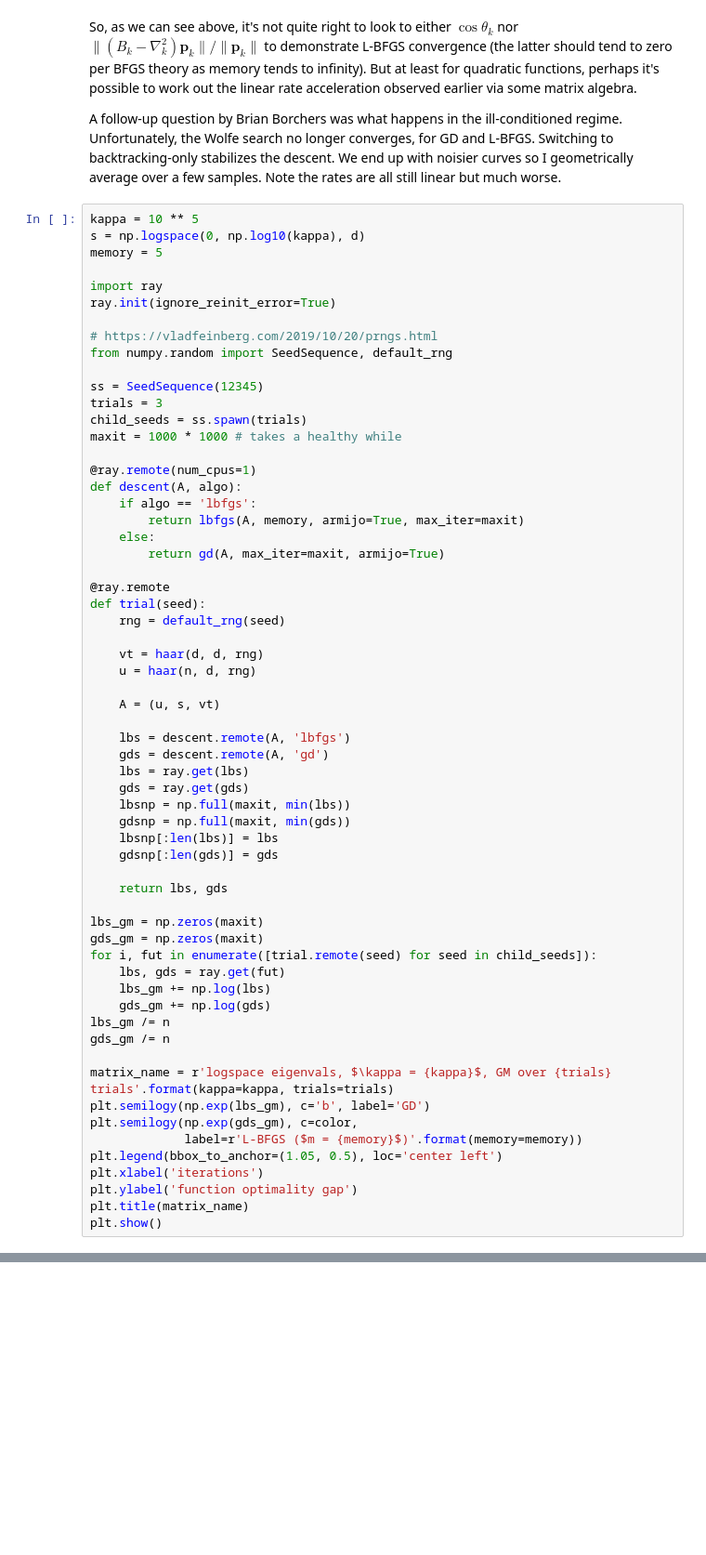
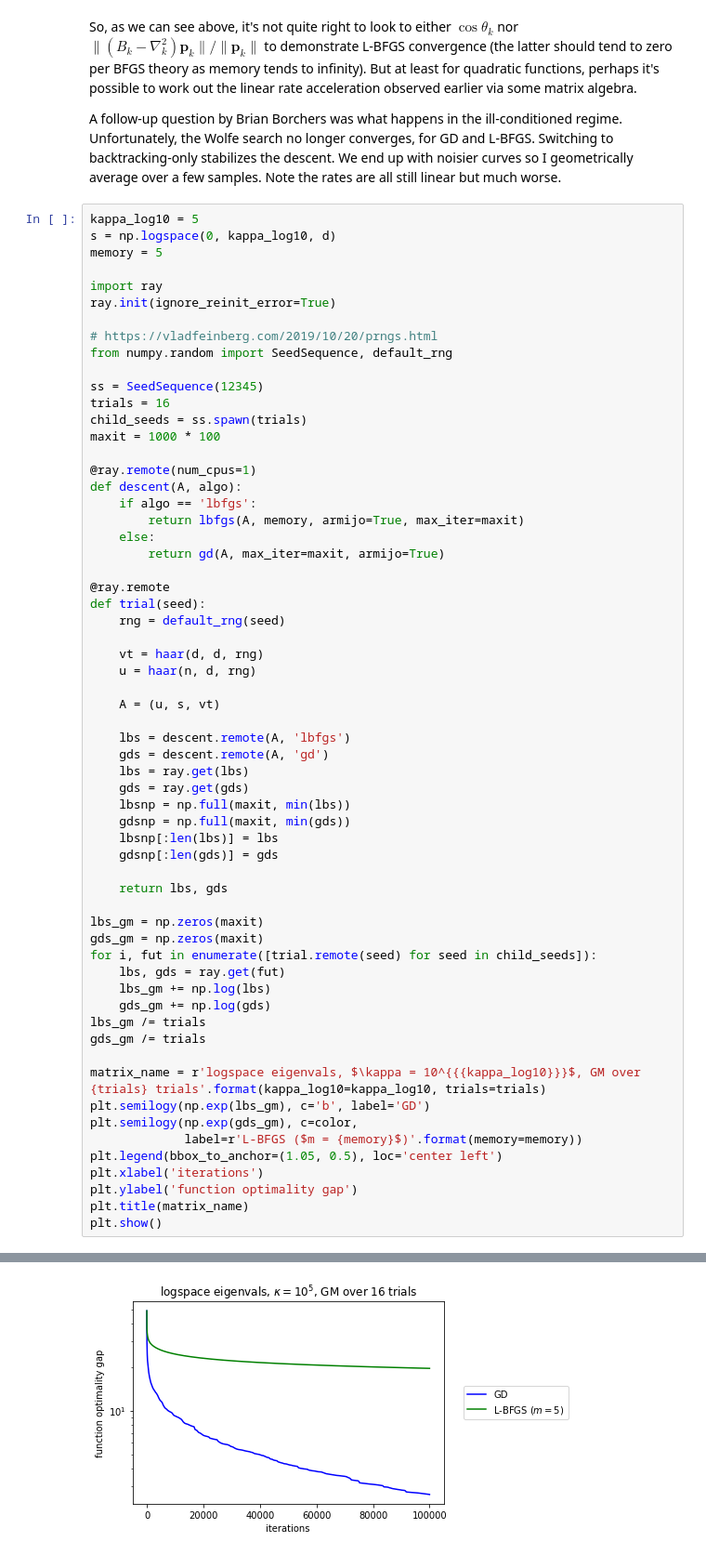
Before and after one commit to vlad17/vlad17.github.io, a Jupyter notebook: assets/2020-11-01-lbfgs-vs-gd.ipynb, the cells around one changed output, grey strips where cells are left out. Shown: that part at 93% size. Saved outputs shown, nothing was run; the diff lists cells and outputs as text; blank space fills up the shorter version.

```diff
--- a/assets/2020-11-01-lbfgs-vs-gd.ipynb
+++ b/assets/2020-11-01-lbfgs-vs-gd.ipynb
@@ -367,8 +367,8 @@ So, as we can see above, it's not quite right to look to either $\cos\theta_k$ n
 
 A follow-up question by Brian Borchers was what happens in the ill-conditioned regime. Unfortunately, the Wolfe search no longer converges, for GD and L-BFGS. Switching to backtracking-only stabilizes the descent. We end up with noisier curves so I geometrically average over a few samples. Note the rates are all still linear but much worse.
 # %%
-kappa = 10 ** 5
-s = np.logspace(0, np.log10(kappa), d)
+kappa_log10 = 5
+s = np.logspace(0, kappa_log10, d)
 memory = 5
 
 import ray
@@ -378,9 +378,9 @@ ray.init(ignore_reinit_error=True)
 from numpy.random import SeedSequence, default_rng
 
 ss = SeedSequence(12345)
-trials = 3
+trials = 16
 child_seeds = ss.spawn(trials)
-maxit = 1000 * 1000 # takes a healthy while
+maxit = 1000 * 100
 
 @ray.remote(num_cpus=1)
 def descent(A, algo):
@@ -415,10 +415,10 @@ for i, fut in enumerate([trial.remote(seed) for seed in child_seeds]):
     lbs, gds = ray.get(fut)
     lbs_gm += np.log(lbs)
     gds_gm += np.log(gds)
-lbs_gm /= n
-gds_gm /= n
+lbs_gm /= trials
+gds_gm /= trials
 
-matrix_name = r'logspace eigenvals, $\kappa = {kappa}$, GM over {trials} trials'.format(kappa=kappa, trials=trials)
+matrix_name = r'logspace eigenvals, $\kappa = 10^{{{kappa_log10}}}$, GM over {trials} trials'.format(kappa_log10=kappa_log10, trials=trials)
 plt.semilogy(np.exp(lbs_gm), c='b', label='GD')
 plt.semilogy(np.exp(gds_gm), c=color,
              label=r'L-BFGS ($m = {memory}$)'.format(memory=memory))
@@ -433,0 +434 @@ KeyboardInterrupt:
+[figure, added]
```
Also changed, not shown: parts of 7 cells of this notebook, 11 other files.
